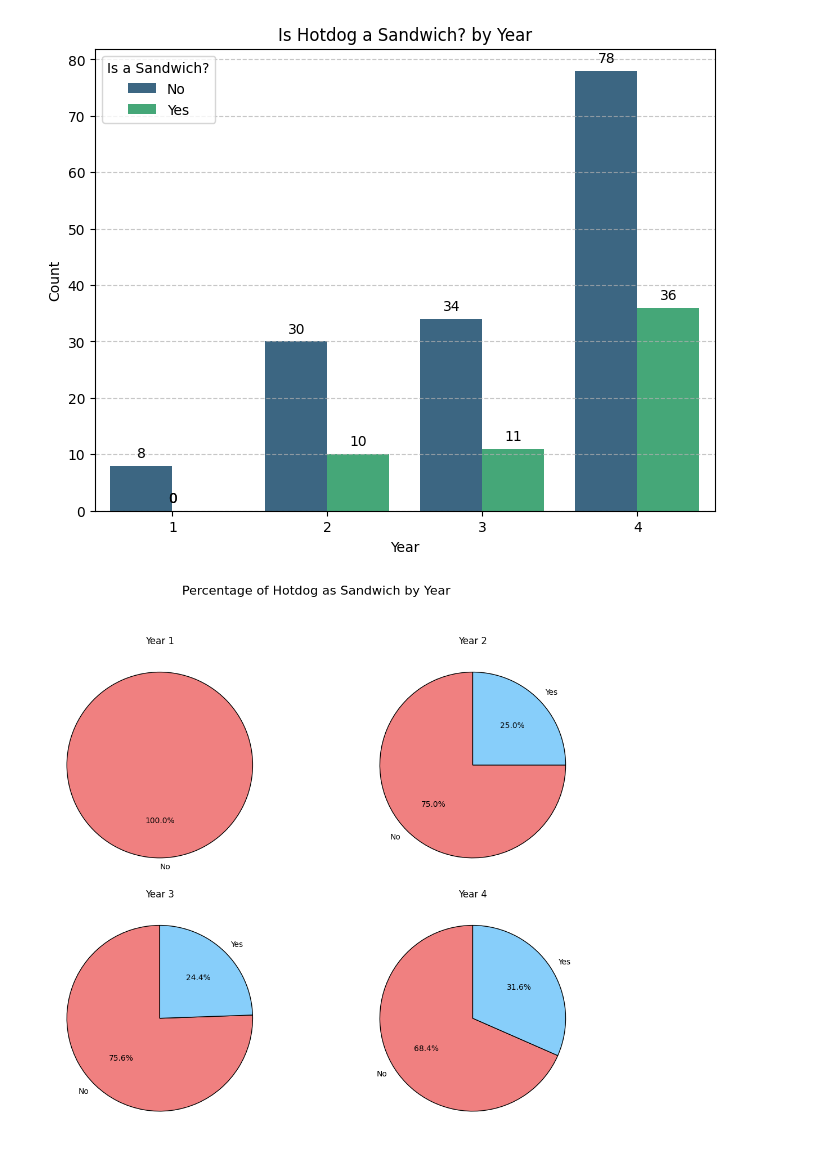
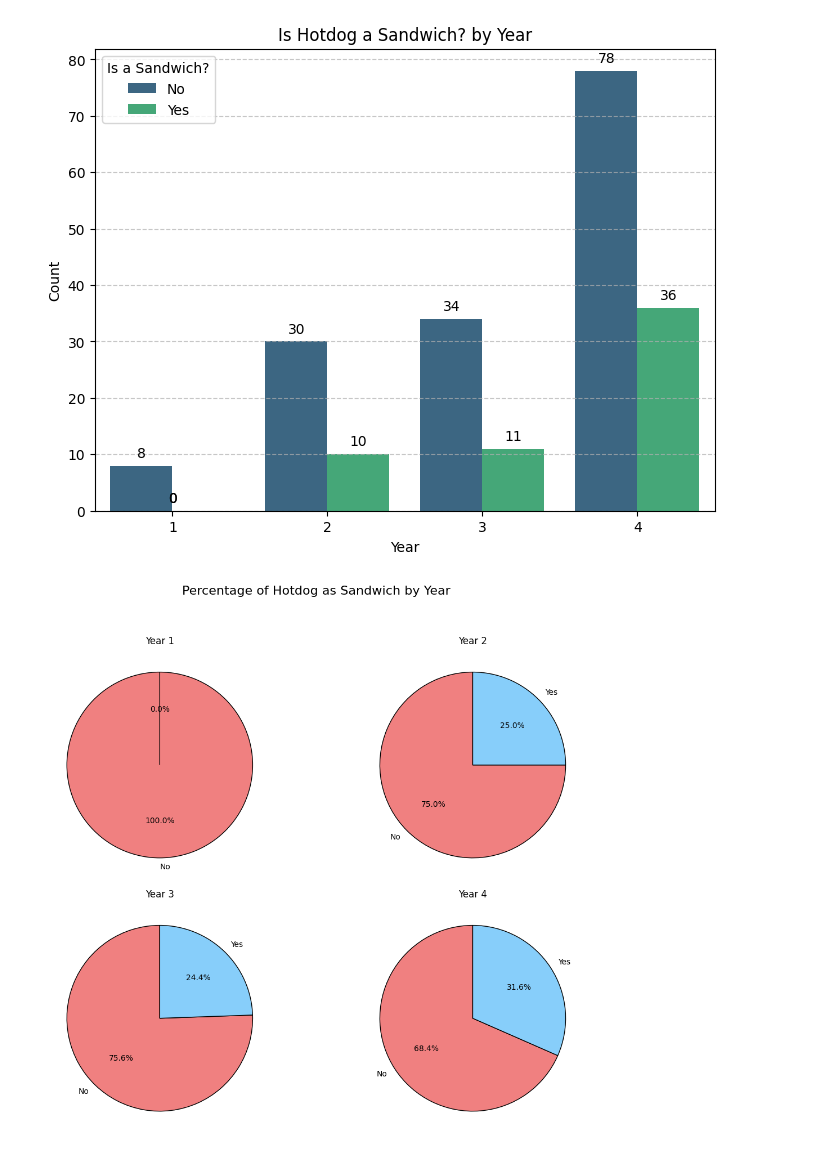
Before and after one commit to McMeans/ds-4002-hotdog, a Jupyter notebook: hogdog.ipynb, the cells around one changed output. Drawn from its saved outputs; the diff is of its cells as text; code cells hidden in the pictures.

Commit message:
Small plot tweak

```diff
--- a/hogdog.ipynb
+++ b/hogdog.ipynb
@@ -81,34 +81,26 @@ plt.show()
 # %%
 # calculate pie chart percentages of 'is_sandwich' for each 'year'
 sandwich_percentages = df.groupby('year')['is_sandwich'].value_counts(normalize=True).unstack()
 years = sorted(df['year'].unique())
 
-nrows = 2
-ncols = 2
-
-fig, axes = plt.subplots(nrows=nrows, ncols=ncols, figsize=(12, 10))
+fig, axes = plt.subplots(nrows=2, ncols=2, figsize=(12, 10))
 axes = axes.flatten()
 
 fig.suptitle('Percentage of Hotdog as Sandwich by Year', fontsize=16, y=1.02)
 
 color_map = {'No': 'lightcoral', 'Yes': 'lightskyblue'}
 
 for i, year in enumerate(years):
     ax = axes[i]
-    year_data = sandwich_percentages.loc[year]
-    plot_data = year_data.dropna()
+    plot_data = sandwich_percentages.loc[year]
 
-    if not plot_data.empty:
-        colors_for_pie = [color_map[label] for label in plot_data.index]
-        plot_data.plot.pie(ax=ax, autopct='%1.1f%%', startangle=90, colors=colors_for_pie,
-                           wedgeprops={'edgecolor': 'black'})
-        ax.set_title(f'Year {year}')
-        ax.set_ylabel('')
-    else:
-        ax.set_title(f'Year {year} (No data)')
-        ax.text(0.5, 0.5, 'No "Yes/No" data available', horizontalalignment='center', verticalalignment='center', transform=ax.transAxes)
+    colors_for_pie = [color_map[label] for label in plot_data.index]
+    plot_data.plot.pie(ax=ax, autopct='%1.1f%%', startangle=90, colors=colors_for_pie,
+                        wedgeprops={'edgecolor': 'black'})
+    ax.set_title(f'Year {year}')
+    ax.set_ylabel('')
 
 plt.tight_layout(rect=[0, 0.03, 1, 0.98])
 plt.show()
 # %% [output]
-[figure, old version]
+[figure, new version]
```
